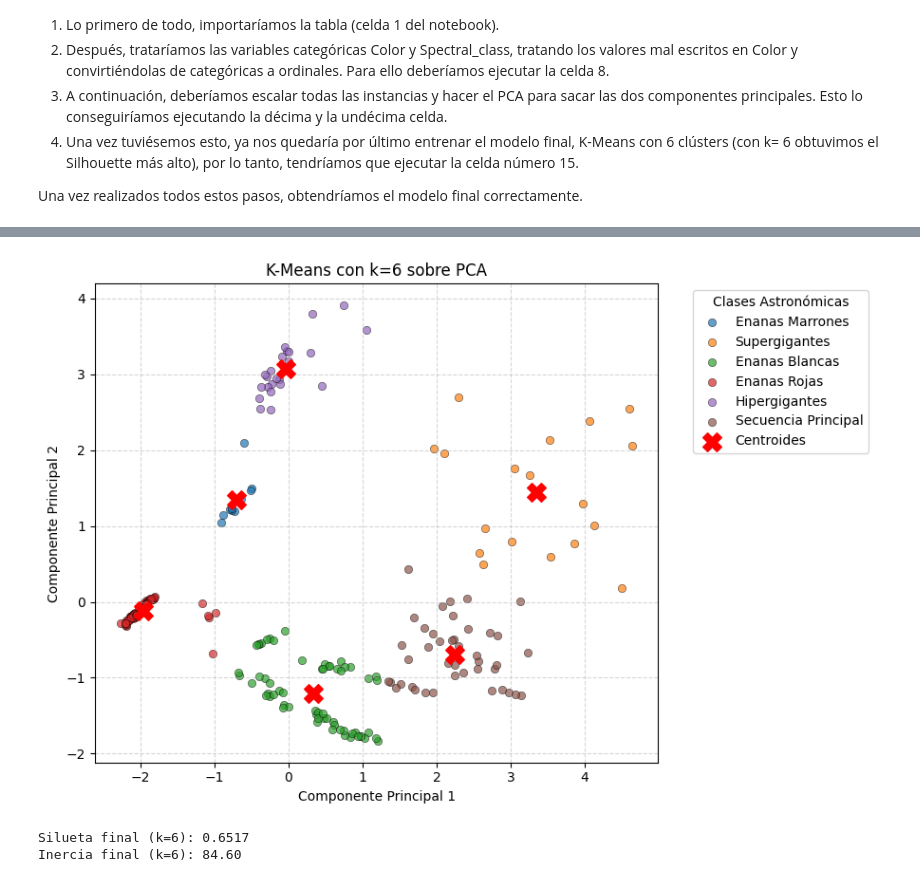
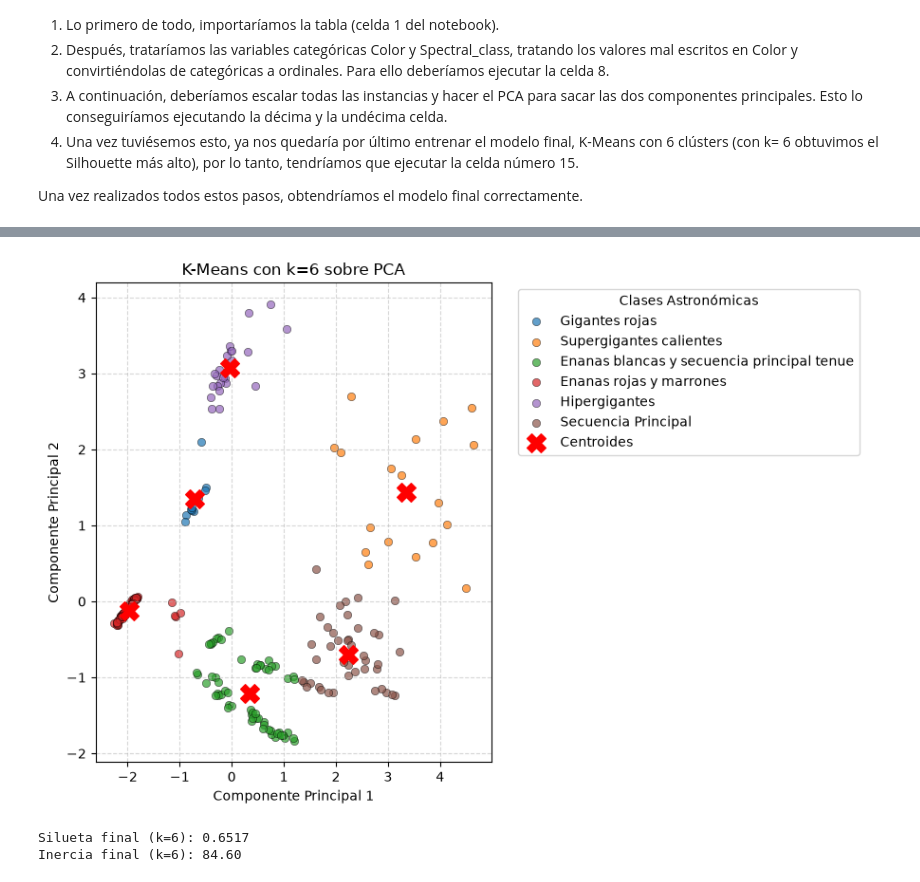
Before and after one commit to ivxnglez/Determining-the-type-of-the-stars, a Jupyter notebook: notebook.ipynb, the cells around one changed output, grey strips where cells are left out. Saved outputs shown, nothing was run; the diff lists cells and outputs as text; code cells hidden in the pictures.

```diff
--- a/notebook.ipynb
+++ b/notebook.ipynb
@@ -905,10 +882,10 @@ labels = kmeans_final.labels_
 
 # Diccionario para mapear cada cluster a su clase astronómica
 nombres_clases = {
-    0: 'Enanas Marrones',
-    1: 'Supergigantes',
-    2: 'Enanas Blancas',
-    3: 'Enanas Rojas',
+    0: 'Gigantes rojas',
+    1: 'Supergigantes calientes',
+    2: 'Enanas blancas y secuencia principal tenue',
+    3: 'Enanas rojas y marrones',
     4: 'Hipergigantes',
     5: 'Secuencia Principal'
 }
@@ -921,33 +898,33 @@ plt.figure(figsize=(9, 6))
 # Obtenemos el mismo mapa de colores que usabas para mantener la coherencia
 cmap = plt.cm.tab10
 
 # Pintamos cada cluster por separado para poder asignarle su nombre en la leyenda
 for cluster_num in range(6):
     idx = labels == cluster_num
     plt.scatter(datos_pca[idx, 0], datos_pca[idx, 1],
                 color=cmap(cluster_num), alpha=0.7, edgecolors='k',
                 linewidths=0.4, label=nombres_clases[cluster_num])
 
 # Añadimos los centroides
 plt.scatter(kmeans_final.cluster_centers_[:, 0], kmeans_final.cluster_centers_[:, 1],
             c='red', marker='X', s=200, label='Centroides', zorder=5)
 
 plt.title('K-Means con k=6 sobre PCA')
 plt.xlabel('Componente Principal 1')
 plt.ylabel('Componente Principal 2')
 
 # Colocamos la leyenda fuera del gráfico para que no tape los puntos
 plt.legend(title='Clases Astronómicas', bbox_to_anchor=(1.05, 1), loc='upper left')
 
 plt.grid(True, linestyle='--', alpha=0.5)
 plt.tight_layout() # Ajusta los márgenes para que quepa la leyenda exterior
 plt.show()
 
 # Métricas
 from sklearn.metrics import silhouette_score
 print(f"Silueta final (k=6): {silhouette_score(datos_pca, labels):.4f}")
 print(f"Inercia final (k=6): {kmeans_final.inertia_:.2f}")
 # %% [output]
-[figure, old version]
+[figure, new version]
 Silueta final (k=6): 0.6517
 Inercia final (k=6): 84.60
```
Also changed, not shown: parts of 17 cells of this notebook, 2 other files.
